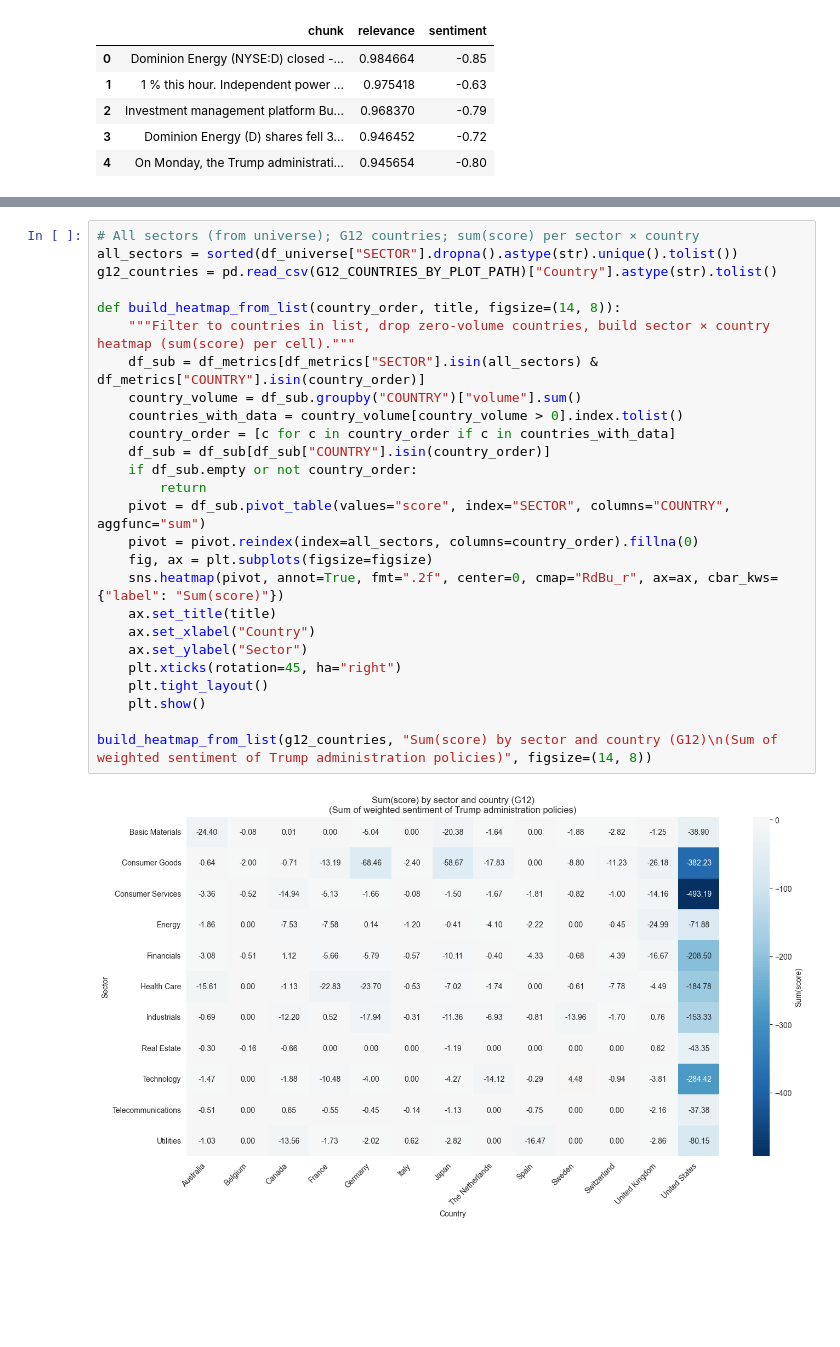
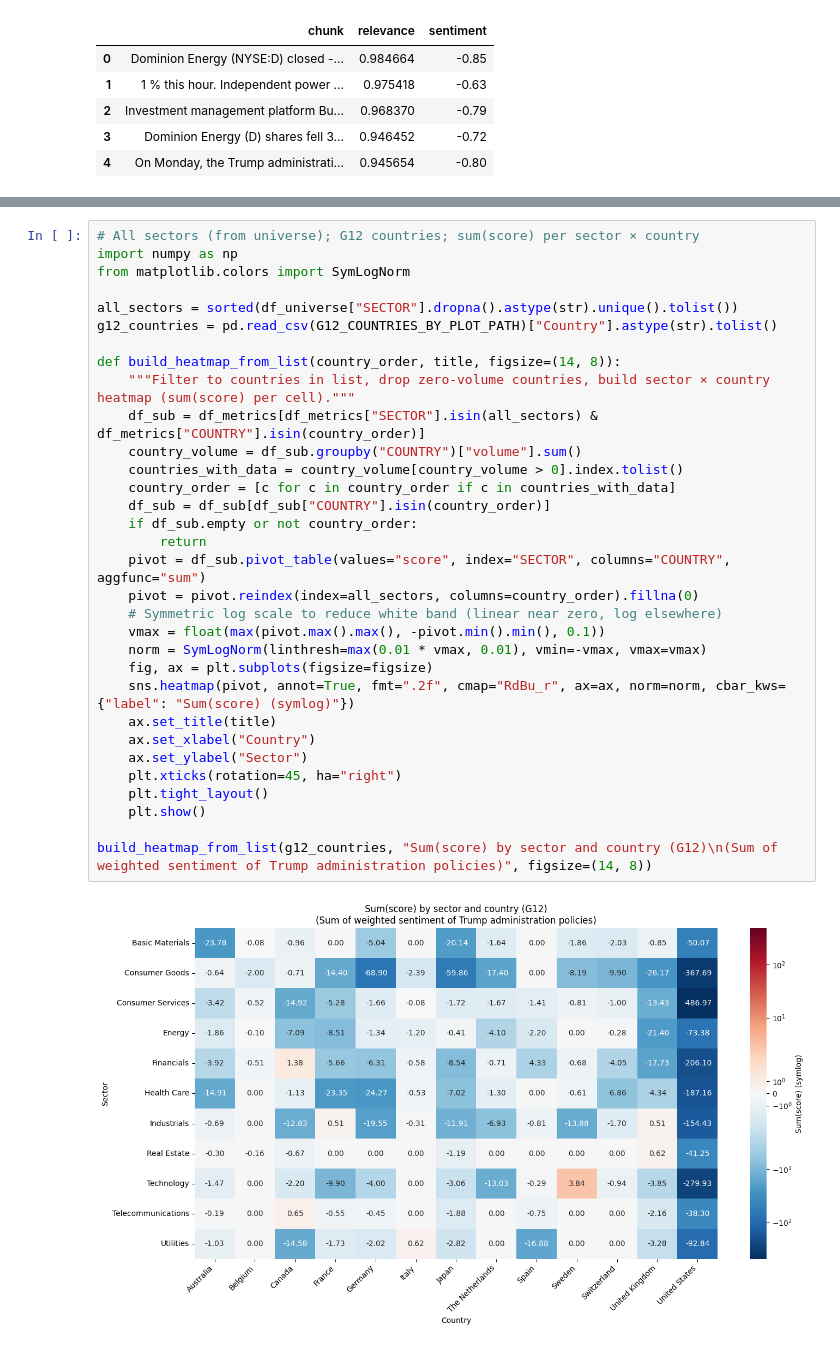
Before and after one commit to Bigdata-com/bigdata-cookbook, a Jupyter notebook: Batch_Search_API/Batch_Search_API.ipynb, the cells around one changed output, grey strips where cells are left out. Saved outputs shown, nothing was run; the diff lists cells and outputs as text; blank space fills up the shorter version.

```diff
--- a/Batch_Search_API/Batch_Search_API.ipynb
+++ b/Batch_Search_API/Batch_Search_API.ipynb
@@ -382,31 +378,37 @@ For our topic, "how companies are affected by the Trump administration's policie
 # %%
 # All sectors (from universe); G12 countries; sum(score) per sector × country
+import numpy as np
+from matplotlib.colors import SymLogNorm
+
 all_sectors = sorted(df_universe["SECTOR"].dropna().astype(str).unique().tolist())
 g12_countries = pd.read_csv(G12_COUNTRIES_BY_PLOT_PATH)["Country"].astype(str).tolist()
 
 def build_heatmap_from_list(country_order, title, figsize=(14, 8)):
     """Filter to countries in list, drop zero-volume countries, build sector × country heatmap (sum(score) per cell)."""
     df_sub = df_metrics[df_metrics["SECTOR"].isin(all_sectors) & df_metrics["COUNTRY"].isin(country_order)]
     country_volume = df_sub.groupby("COUNTRY")["volume"].sum()
     countries_with_data = country_volume[country_volume > 0].index.tolist()
     country_order = [c for c in country_order if c in countries_with_data]
     df_sub = df_sub[df_sub["COUNTRY"].isin(country_order)]
     if df_sub.empty or not country_order:
         return
     pivot = df_sub.pivot_table(values="score", index="SECTOR", columns="COUNTRY", aggfunc="sum")
     pivot = pivot.reindex(index=all_sectors, columns=country_order).fillna(0)
+    # Symmetric log scale to reduce white band (linear near zero, log elsewhere)
+    vmax = float(max(pivot.max().max(), -pivot.min().min(), 0.1))
+    norm = SymLogNorm(linthresh=max(0.01 * vmax, 0.01), vmin=-vmax, vmax=vmax)
     fig, ax = plt.subplots(figsize=figsize)
-    sns.heatmap(pivot, annot=True, fmt=".2f", center=0, cmap="RdBu_r", ax=ax, cbar_kws={"label": "Sum(score)"})
+    sns.heatmap(pivot, annot=True, fmt=".2f", cmap="RdBu_r", ax=ax, norm=norm, cbar_kws={"label": "Sum(score) (symlog)"})
     ax.set_title(title)
     ax.set_xlabel("Country")
     ax.set_ylabel("Sector")
     plt.xticks(rotation=45, ha="right")
     plt.tight_layout()
     plt.show()
 
 build_heatmap_from_list(g12_countries, "Sum(score) by sector and country (G12)\n(Sum of weighted sentiment of Trump administration policies)", figsize=(14, 8))
 # %% [output]
-[figure, old version]
+[figure, new version]
 # %% [markdown]
 ## Summary
 
```
Also changed, not shown: parts of 11 cells of this notebook.
